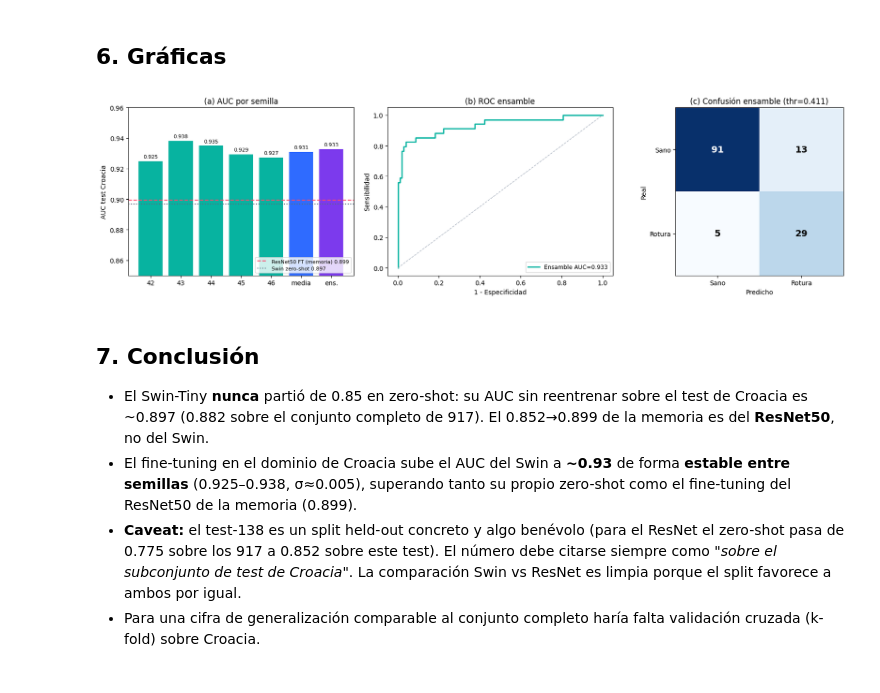
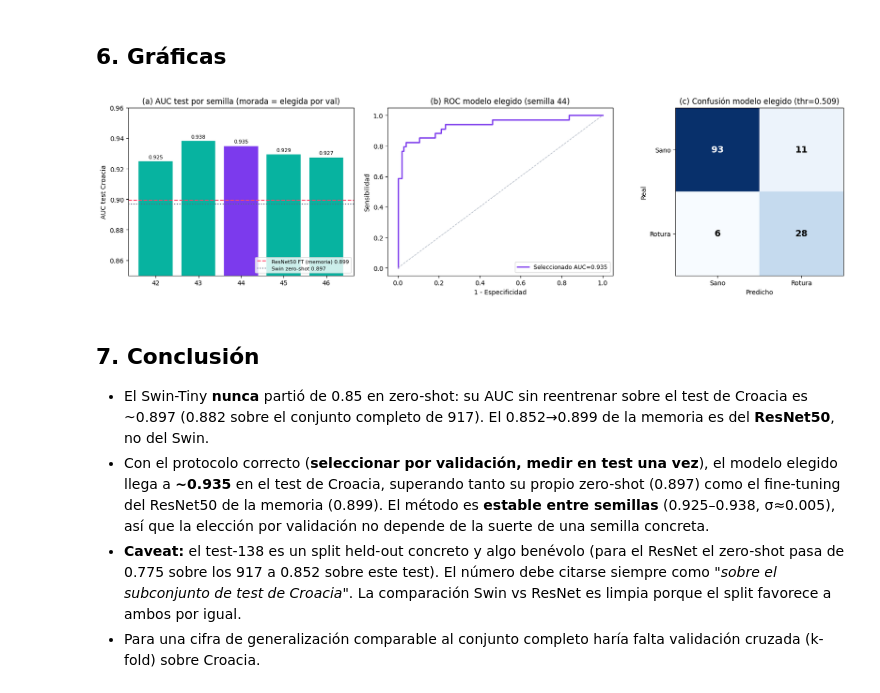
Before and after one commit to palodo/TFG-ACL, a Jupyter notebook: experiments/swin_tiny/Croatia_Finetuning_Swin_v2.ipynb, the cells around one changed output. Cells and saved outputs as stored; diff of their text form; code cells hidden in the pictures.

```diff
--- a/experiments/swin_tiny/Croatia_Finetuning_Swin_v2.ipynb
+++ b/experiments/swin_tiny/Croatia_Finetuning_Swin_v2.ipynb
@@ -316,52 +328,55 @@ Swin FT ensamble:             0.9327  (rec=0.853 prec=0.690 spec=0.875 thr=0.411
 # %%
 fig, axes = plt.subplots(1, 3, figsize=(17, 4.6))
 
-# (a) AUC por semilla + media + ensamble, con líneas de referencia
+# (a) AUC de test por semilla; se resalta la seleccionada por validación
 ax = axes[0]
-labels = [str(r['seed']) for r in runs] + ['media', 'ens.']
-vals = aucs + [np.mean(aucs), ens_auc]
-colors = ['#07b3a0'] * len(runs) + ['#2f6bff', '#7c3aed']
-ax.bar(labels, vals, color=colors)
+labels = [str(r['seed']) for r in runs]
+colors = ['#7c3aed' if r['seed'] == selected['seed'] else '#07b3a0' for r in runs]
+ax.bar(labels, aucs, color=colors)
 ax.axhline(0.8993, ls='--', c='#ff486b', lw=1.5, label='ResNet50 FT (memoria) 0.899')
 ax.axhline(ZERO_SHOT_AUC, ls=':', c='#5a6b81', lw=1.5, label=f'Swin zero-shot {ZERO_SHOT_AUC:.3f}')
-ax.set_ylim(0.85, 0.96); ax.set_ylabel('AUC test Croacia'); ax.set_title('(a) AUC por semilla')
+ax.set_ylim(0.85, 0.96); ax.set_ylabel('AUC test Croacia')
+ax.set_title('(a) AUC test por semilla (morada = elegida por val)')
 ax.legend(fontsize=8, loc='lower right')
-for i, v in enumerate(vals):
-    ax.text(i, v + 0.002, f'{v:.3f}', ha='center', fontsize=8)
+for i, r in enumerate(runs):
+    ax.text(i, aucs[i] + 0.002, f'{aucs[i]:.3f}', ha='center', fontsize=8)
 
-# (b) Curva ROC del ensamble
+# (b) ROC del modelo seleccionado por validación
 ax = axes[1]
-fpr, tpr, _ = roc_curve(ty, ens_test)
-ax.plot(fpr, tpr, c='#07b3a0', lw=2, label=f'Ensamble AUC={ens_auc:.3f}')
+fpr, tpr, _ = roc_curve(ty, selected['test_probs'])
+ax.plot(fpr, tpr, c='#7c3aed', lw=2, label=f'Seleccionado AUC={SEL_TEST_AUC:.3f}')
 ax.plot([0, 1], [0, 1], ls='--', c='#b0b8c4', lw=1)
 ax.set_xlabel('1 - Especificidad'); ax.set_ylabel('Sensibilidad')
-ax.set_title('(b) ROC ensamble'); ax.legend(fontsize=9, loc='lower right')
+ax.set_title(f'(b) ROC modelo elegido (semilla {selected["seed"]})')
+ax.legend(fontsize=9, loc='lower right')
 
-# (c) Matriz de confusión del ensamble
+# (c) Matriz de confusión del modelo seleccionado
 ax = axes[2]
 ax.imshow(cm, cmap='Blues')
 ax.set_xticks([0, 1]); ax.set_xticklabels(['Sano', 'Rotura'])
 ax.set_yticks([0, 1]); ax.set_yticklabels(['Sano', 'Rotura'])
 ax.set_xlabel('Predicho'); ax.set_ylabel('Real')
-ax.set_title(f'(c) Confusión ensamble (thr={thr:.3f})')
+ax.set_title(f'(c) Confusión modelo elegido (thr={sel_thr:.3f})')
 for (i, j), v in np.ndenumerate(cm):
     ax.text(j, i, int(v), ha='center', va='center',
             color='white' if v > cm.max() / 2 else 'black', fontsize=14, fontweight='bold')
 
 plt.tight_layout()
 plt.savefig(OUT / 'finetune_v2_resumen.png', dpi=150, bbox_inches='tight')
 plt.show()
 # %% [output]
-[figure, old version]
+[figure, new version]
 # %% [markdown]
 ## 7. Conclusión
 
 - El Swin-Tiny **nunca** partió de 0.85 en zero-shot: su AUC sin reentrenar sobre el
   test de Croacia es ~0.897 (0.882 sobre el conjunto completo de 917). El 0.852→0.899 de
   la memoria es del **ResNet50**, no del Swin.
-- El fine-tuning en el dominio de Croacia sube el AUC del Swin a **~0.93** de forma
-  **estable entre semillas** (0.925–0.938, σ≈0.005), superando tanto su propio zero-shot
-  como el fine-tuning del ResNet50 de la memoria (0.899).
+- Con el protocolo correcto (**seleccionar por validación, medir en test una vez**), el
+  modelo elegido llega a **~0.935** en el test de Croacia, superando tanto su propio
+  zero-shot (0.897) como el fine-tuning del ResNet50 de la memoria (0.899). El método es
+  **estable entre semillas** (0.925–0.938, σ≈0.005), así que la elección por validación no
+  depende de la suerte de una semilla concreta.
 - **Caveat:** el test-138 es un split held-out concreto y algo benévolo (para el ResNet
   el zero-shot pasa de 0.775 sobre los 917 a 0.852 sobre este test). El número debe
   citarse siempre como *"sobre el subconjunto de test de Croacia"*. La comparación
```
Also changed, not shown: parts of 3 cells of this notebook, 1 other file.
